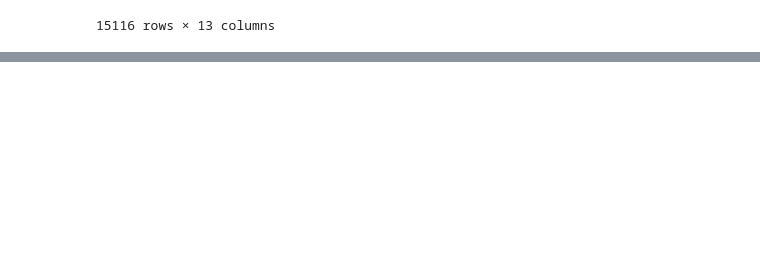
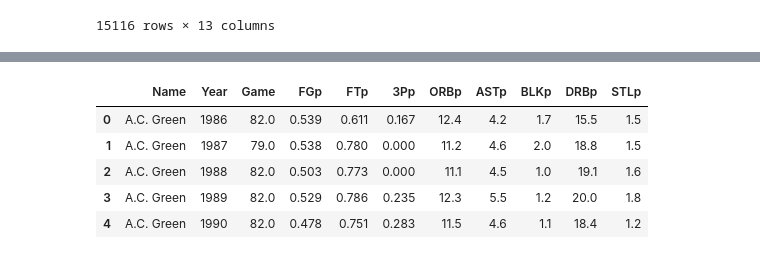
Before and after one commit to Suraporn/nba_player_comparison, a Jupyter notebook: result/eda/eda.ipynb, the cells around one changed output, grey strips where cells are left out. Drawn from its saved outputs; the diff is of its cells as text; code cells hidden in the pictures; blank space fills up the shorter version.

```diff
--- a/result/eda/eda.ipynb
+++ b/result/eda/eda.ipynb
@@ -97,0 +154,9 @@ player
+# %%
+player.head()
+# %% [output]
+|  | Name | Year | Game | FGp | FTp | 3Pp | ORBp | ASTp | BLKp | DRBp | STLp |
+| 0 | A.C. Green | 1986 | 82.0 | 0.539 | 0.611 | 0.167 | 12.4 | 4.2 | 1.7 | 15.5 | 1.5 |
+| 1 | A.C. Green | 1987 | 79.0 | 0.538 | 0.780 | 0.000 | 11.2 | 4.6 | 2.0 | 18.8 | 1.5 |
+| 2 | A.C. Green | 1988 | 82.0 | 0.503 | 0.773 | 0.000 | 11.1 | 4.5 | 1.0 | 19.1 | 1.6 |
+| 3 | A.C. Green | 1989 | 82.0 | 0.529 | 0.786 | 0.235 | 12.3 | 5.5 | 1.2 | 20.0 | 1.8 |
+| 4 | A.C. Green | 1990 | 82.0 | 0.478 | 0.751 | 0.283 | 11.5 | 4.6 | 1.1 | 18.4 | 1.2 |
```
Also changed, not shown: parts of 31 cells of this notebook, 8 other files.
